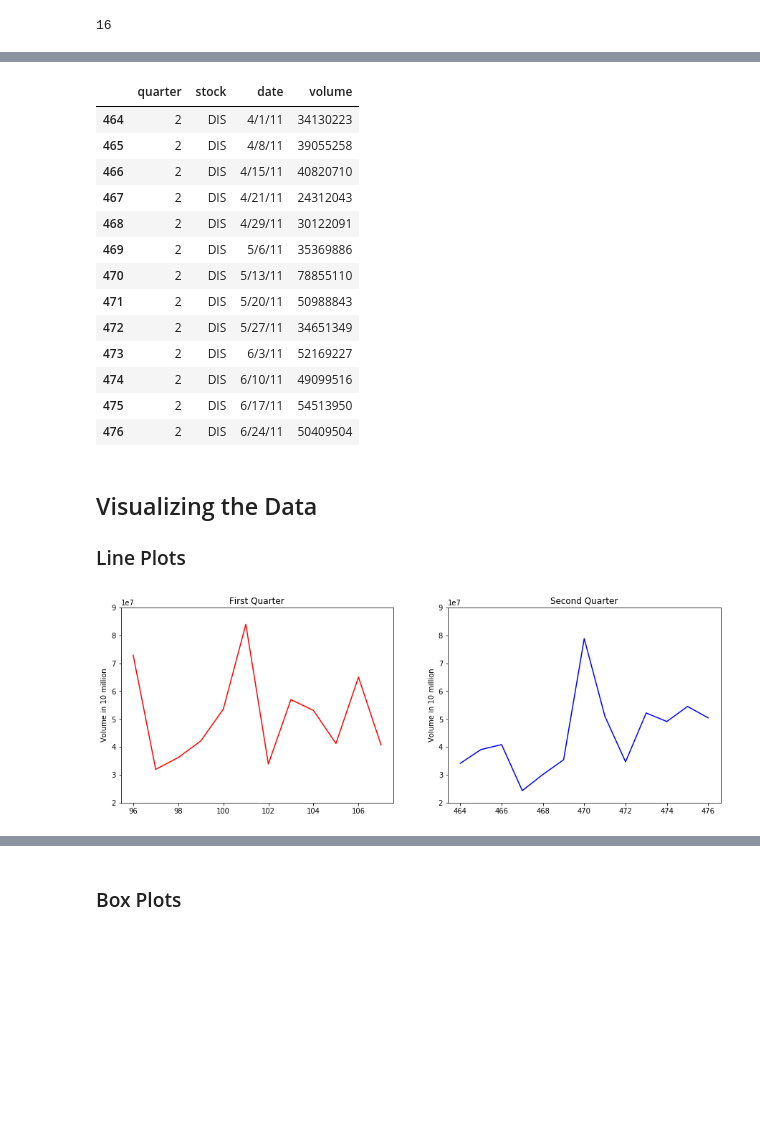
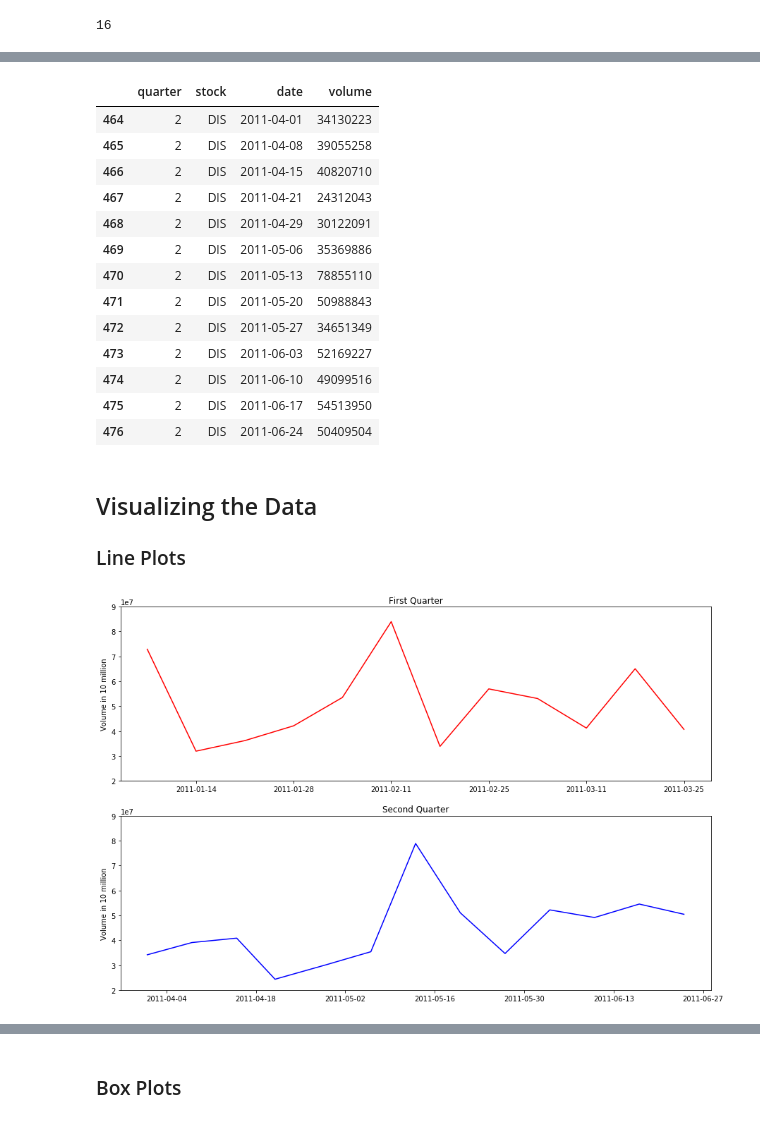
Before and after one commit to deemuni/data-visualization, a Jupyter notebook: Dow_Jones_Data_Visualization.ipynb, the cells around one changed output, grey strips where cells are left out. Saved outputs shown, nothing was run; the diff lists cells and outputs as text; code cells hidden in the pictures; blank space fills up the shorter version.

Commit message:
Added datetime and formatted the findings

```diff
--- a/Dow_Jones_Data_Visualization.ipynb
+++ b/Dow_Jones_Data_Visualization.ipynb
@@ -145,6 +144,8 @@ len(df)
 len(df.columns)
 # %% [output]
 16
+# %%
+df['date'] = pd.to_datetime(df['date'])
 # %%
 #show data for one stock for both quarters
 dis_df = df[df.stock == 'DIS']
@@ -192,42 +201,47 @@ dis_q2 = dis_df[dis_df.quarter == 2]
 dis_q2[['quarter', 'stock', 'date', 'volume']]
 # %% [output]
 |  | quarter | stock | date | volume |
-| 464 | 2 | DIS | 4/1/11 | 34130223 |
-| 465 | 2 | DIS | 4/8/11 | 39055258 |
-| 466 | 2 | DIS | 4/15/11 | 40820710 |
-| 467 | 2 | DIS | 4/21/11 | 24312043 |
-| 468 | 2 | DIS | 4/29/11 | 30122091 |
-| 469 | 2 | DIS | 5/6/11 | 35369886 |
-| 470 | 2 | DIS | 5/13/11 | 78855110 |
-| 471 | 2 | DIS | 5/20/11 | 50988843 |
-| 472 | 2 | DIS | 5/27/11 | 34651349 |
-| 473 | 2 | DIS | 6/3/11 | 52169227 |
-| 474 | 2 | DIS | 6/10/11 | 49099516 |
-| 475 | 2 | DIS | 6/17/11 | 54513950 |
-| 476 | 2 | DIS | 6/24/11 | 50409504 |
+| 464 | 2 | DIS | 2011-04-01 | 34130223 |
+| 465 | 2 | DIS | 2011-04-08 | 39055258 |
+| 466 | 2 | DIS | 2011-04-15 | 40820710 |
+| 467 | 2 | DIS | 2011-04-21 | 24312043 |
+| 468 | 2 | DIS | 2011-04-29 | 30122091 |
+| 469 | 2 | DIS | 2011-05-06 | 35369886 |
+| 470 | 2 | DIS | 2011-05-13 | 78855110 |
+| 471 | 2 | DIS | 2011-05-20 | 50988843 |
+| 472 | 2 | DIS | 2011-05-27 | 34651349 |
+| 473 | 2 | DIS | 2011-06-03 | 52169227 |
+| 474 | 2 | DIS | 2011-06-10 | 49099516 |
+| 475 | 2 | DIS | 2011-06-17 | 54513950 |
+| 476 | 2 | DIS | 2011-06-24 | 50409504 |
 # %% [markdown]
 ## Visualizing the Data
 
 ### Line Plots
 # %%
+from datetime import datetime
+
+# dis_q1['date'] = pd.to_datetime(dis_q1['date'])
+# dis_q2['date'] = pd.to_datetime(dis_q2['date'])
+
 #Plot 2 line plots within one plot comparing the two quarters'volume
-plt.figure(figsize=(15, 5))
+plt.figure(figsize=(15, 10))
 
-plt.subplot(1, 2, 1)
-plt.plot(dis_q1['volume'], color = 'red')
+plt.subplot(2, 1, 1)
+plt.plot(dis_q1['date'], dis_q1['volume'], color = 'red')
 plt.ylim([20000000, 90000000])
 plt.ylabel('Volume in 10 million')
 plt.title('First Quarter')
 
-plt.subplot(1, 2, 2)
-plt.plot(dis_q2['volume'], color = 'blue')
+plt.subplot(2, 1, 2)
+plt.plot(dis_q2['date'], dis_q2['volume'], color = 'blue')
 plt.ylim([20000000, 90000000])
 plt.ylabel('Volume in 10 million')
 plt.title('Second Quarter')
 
 plt.show()
 # %% [output]
-[figure, old version]
+[figure, new version]
 # %% [markdown]
 #### __What story does the First Quarter and Second Quarter line plot tell?__
 
```
Also changed, not shown: parts of 13 cells of this notebook.
